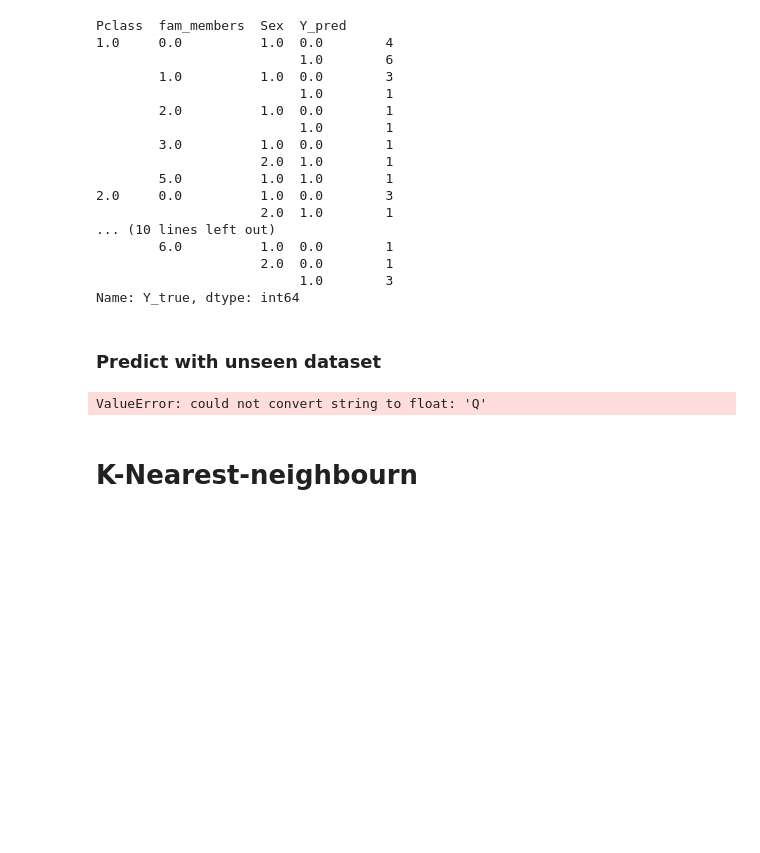
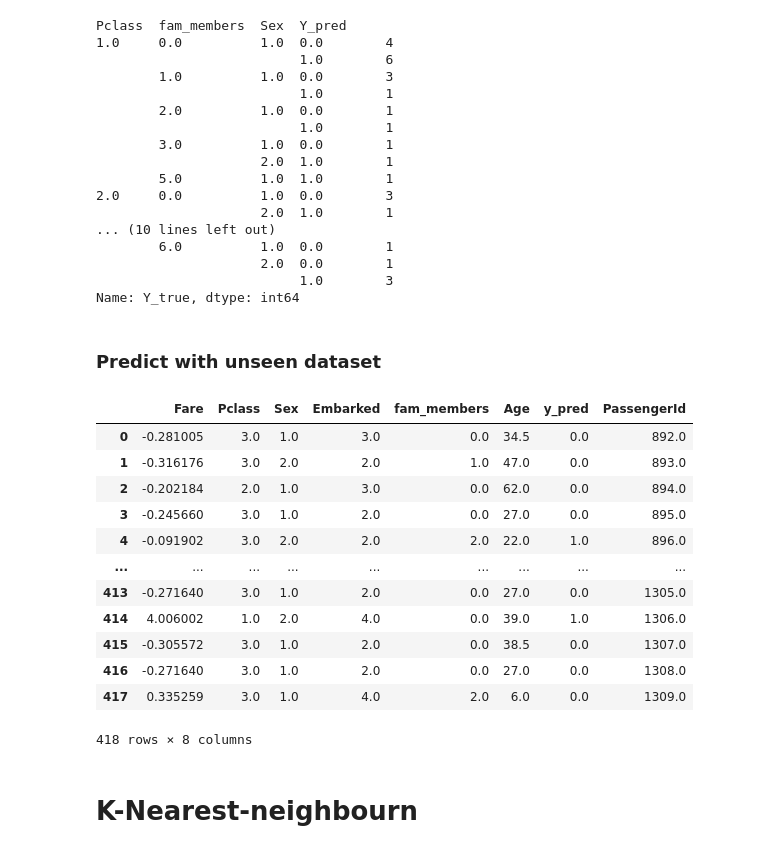
Before and after one commit to patRyserWelch8/KaggleTitanic, a Jupyter notebook: titanic.ipynb, the cells around one changed output. Drawn from its saved outputs; the diff is of its cells as text; code cells hidden in the pictures; blank space fills up the shorter version.

Commit message:
Kaggle Notebook | Data preparation for ML techniques | Version 94

```diff
--- a/titanic.ipynb
+++ b/titanic.ipynb
@@ -1161,6 +1161,8 @@ titanic_train.Embarked.unique()
 array(['S', 'C', 'Q', 'U'], dtype=object)
 # %%
 titanic_train["Embarked"].replace({"U":1.0, "S":2.0, "Q": 3.0, "C":4.0}, inplace = True)
+# %%
+titanic_test["Embarked"].replace({"U":1.0, "S":2.0, "Q": 3.0, "C":4.0}, inplace = True)
 # %% [markdown]
 ## Columns to drop
 We drop some columns; they may have too many unknown values. Some of them may be dependent statistical variables. We assume the price of a ticket may be dependent of the fare.
@@ -1394,11 +1396,28 @@ Name: Y_true, dtype: int64
 ### Predict with unseen dataset
 # %%
 y_pred = classifier.predict(X_test)
-log_reg_pred = pd.DataFrame({"PassengerId": titanic_test.PassengerId,
-                                   "Survived": y_pred})
+log_reg_pred = X_test.copy()
+log_reg_pred["y_pred"] = y_pred
+log_reg_pred["PassengerId"] = titanic_test.PassengerId
+#log_reg_pred = pd.DataFrame({"PassengerId": titanic_test.PassengerId,
+#                                   "Survived": y_pred})
+
+#log_reg_pred.to_csv('../output/log_reg_pred.csv', index=False)
 log_reg_pred
 # %% [output]
+|  | Fare | Pclass | Sex | Embarked | fam_members | Age | y_pred | PassengerId |
+| 0 | -0.281005 | 3.0 | 1.0 | 3.0 | 0.0 | 34.5 | 0.0 | 892.0 |
+| 1 | -0.316176 | 3.0 | 2.0 | 2.0 | 1.0 | 47.0 | 0.0 | 893.0 |
+| 2 | -0.202184 | 2.0 | 1.0 | 3.0 | 0.0 | 62.0 | 0.0 | 894.0 |
+| 3 | -0.245660 | 3.0 | 1.0 | 2.0 | 0.0 | 27.0 | 0.0 | 895.0 |
+| 4 | -0.091902 | 3.0 | 2.0 | 2.0 | 2.0 | 22.0 | 1.0 | 896.0 |
+| ... | ... | ... | ... | ... | ... | ... | ... | ... |
+| 413 | -0.271640 | 3.0 | 1.0 | 2.0 | 0.0 | 27.0 | 0.0 | 1305.0 |
+| 414 | 4.006002 | 1.0 | 2.0 | 4.0 | 0.0 | 39.0 | 1.0 | 1306.0 |
+| 415 | -0.305572 | 3.0 | 1.0 | 2.0 | 0.0 | 38.5 | 0.0 | 1307.0 |
+| 416 | -0.271640 | 3.0 | 1.0 | 2.0 | 0.0 | 27.0 | 0.0 | 1308.0 |
+| 417 | 0.335259 | 3.0 | 1.0 | 4.0 | 2.0 | 6.0 | 0.0 | 1309.0 |
-ValueError: could not convert string to float: 'Q'
+418 rows × 8 columns
 # %% [markdown]
 # K-Nearest-neighbourn
 # %% [markdown]
```
Also changed, not shown: parts of 1 cell of this notebook.
